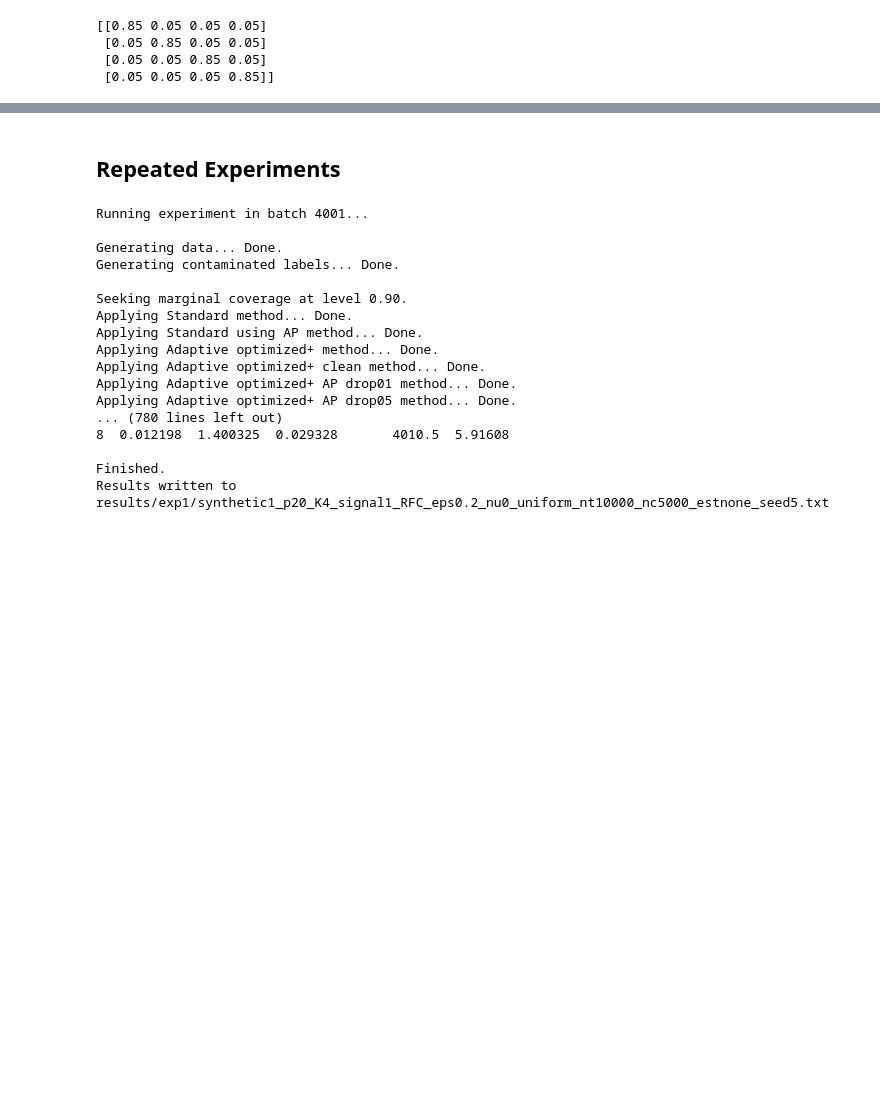
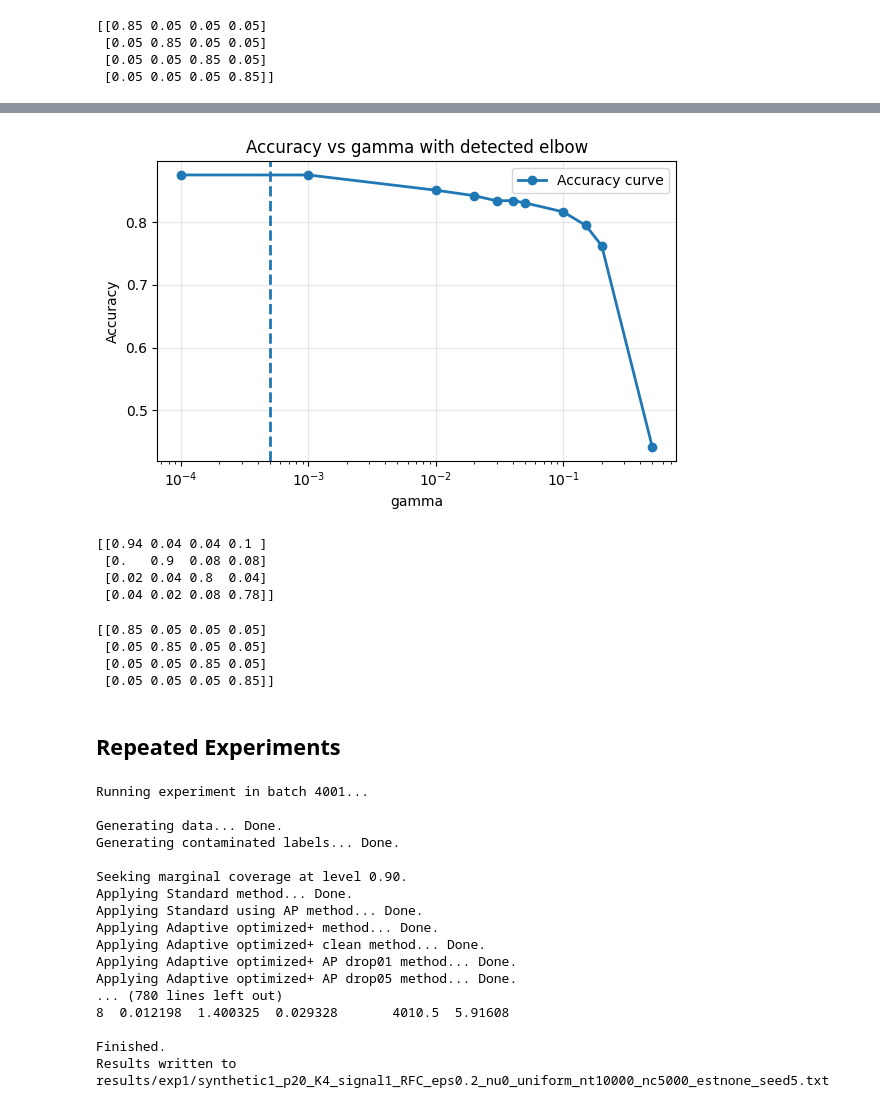
Before and after one commit to tbortolotti/marginal-noise-adaptive-conformal, a Jupyter notebook: experiments/exp_ap_nb.ipynb, the cells around one changed output, grey strips where cells are left out. Saved outputs shown, nothing was run; the diff lists cells and outputs as text; code cells hidden in the pictures; blank space fills up the shorter version.

```diff
--- a/experiments/exp_ap_nb.ipynb
+++ b/experiments/exp_ap_nb.ipynb
@@ -212,0 +199,6 @@ T.shape[0]
+# %%
+## Anchor points method for T estimation
+gamma_opt = 50/n_cal
+method = AnchorPointsEstimation(X_cal, Yt_cal, K, black_box_pt, estimation_method="empirical",
+                                gamma=gamma_opt)
+T_hat, _, _, _ = method.get_estimate()
@@ -213,3 +213,35 @@ T.shape[0]
+# %%
+plt.figure(figsize=(6, 4))
+plt.plot(gamma_vec, accuracy_tilde_vec, marker='o', linewidth=2, label="Accuracy curve")
+plt.axvline(
+    gamma_opt,
+    linestyle="--",
+    linewidth=2
+)
+plt.xscale("log")
+plt.xlabel("gamma")
+plt.ylabel("Accuracy")
+plt.title("Accuracy vs gamma with detected elbow")
+plt.legend()
+plt.grid(alpha=0.3)
+plt.tight_layout()
+plt.show()
+# %% [output]
+[figure, added]
+# %%
+print(T_hat)
+# %% [output]
+[[0.94 0.04 0.04 0.1 ]
+ [0.   0.9  0.08 0.08]
+ [0.02 0.04 0.8  0.04]
+ [0.04 0.02 0.08 0.78]]
+# %%
+print(T)
+# %% [output]
+[[0.85 0.05 0.05 0.05]
+ [0.05 0.85 0.05 0.05]
+ [0.05 0.05 0.85 0.05]
+ [0.05 0.05 0.05 0.85]]
 # %% [markdown]
 ## Repeated Experiments
 # %%
```
Also changed, not shown: parts of 16 cells of this notebook, 5 other files.
